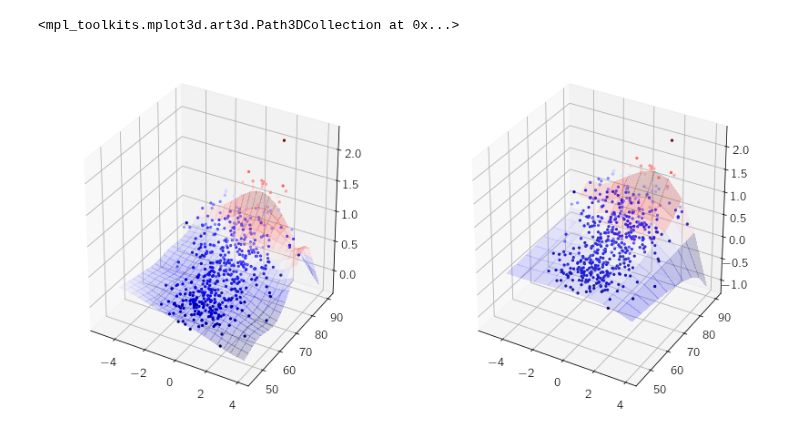
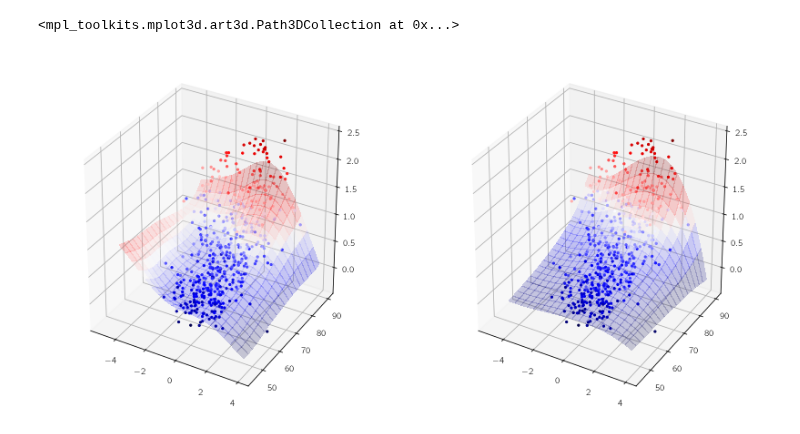
Before and after one commit to ekourkchi/reddening, a Jupyter notebook: Untitled2.ipynb, the cells around one changed output. Drawn from its saved outputs; the diff is of its cells as text; code cells hidden in the pictures.

```diff
--- a/Untitled2.ipynb
+++ b/Untitled2.ipynb
@@ -31,7 +31,7 @@ rcParams["text.usetex"] = True
 rcParams["text.latex.preamble"] = r"\usepackage{cmbright}"
 
 
-band1 = 'r'
+band1 = 'u'
 band2 = 'w2'
 
 R, Input, T = getBand('ESN_HI_catal.csv', band1=band1 , band2=band2)
@@ -50,7 +50,7 @@ q2 = 10**(-1.*theta)
 A = r_w1-(alpha*pc0+beta)
 EA = np.sqrt(Er_w1**2+(alpha*Epc0)**2)
 
-_pc, _inc = np.linspace(-4,4,10), np.linspace(45,90,10)
+_pc, _inc = np.linspace(-4,4,20), np.linspace(45,90,20)
 _pc, _inc = np.meshgrid(_pc, _inc)
 _A = log_a_b(_inc, q2)*(a*_pc**3+b*_pc**2+c*_pc+d)
 
@@ -83,12 +83,6 @@ a,b,c,d, alpha, beta, gamma, Ealpha, Ebeta = getReddening_params(band1=band1, ba
 R = r_w1-(alpha*pc0+beta)
 A = R
 y = R
-AB = T[2] ; table = T[5]
-a0, b0 = AB[0], AB[1]
-
-Er_w1 = table['Er_w1']
-Epc0  = table['Epc0']
-Einc  = table['inc_e']
 
 N = len(pc0)
 dR2 = Er_w1**2+(alpha*Epc0)**2+(Ealpha*pc0)**2
@@ -99,48 +93,42 @@ X[0] = pc0
 X[1] = inc
 X = X.T
 
+if band1=='u': theta = [3.668874  , 6.50517701, 0.59288974, 0.16381692]
+if band1=='g': theta = [ 3.15024649,  5.59633583, -0.54934107,  0.10942759]
+if band1=='r': theta = [3.00712491,  5.28702113, -1.04442791, 0.09683042]
+if band1=='i': theta = [ 2.80674111,  4.97871648, -1.58905037,  0.09901532]
+if band1=='z': theta = [ 2.7634206 ,  4.64052849, -2.06768134,  0.09825892]
+if band1=='w1': theta = [ 2.68218476e+00,  1.02518650e+01, -4.78962522e+00,  1.00000000e-02]
 
-# theta = [-7.97655385,  3.11918825, -1.71284381]   ### RBF
-# theta = [ 1.79771489,  3.75295418, -0.88414093]   ### RBF  + 0.05 err
-#theta = [ 2.00386229,  4.61714613, -0.66412303]   ### RBF  + 0.1 err
-
-#theta = [-6.94845444,  3.4875121 , -1.76189238]   ### Matern52
-#theta = [-6.08541122,  3.6396185 , -1.81408864]   ### Matern52 + 0.01 err
-theta = [ 2.9528164 ,  4.75021981, -0.69345975]   ### Matern52 + 0.05 err
-theta = [ 3.00131698,  5.3145455 , -1.08529432]   ### Matern52 + 0.1 err
-# theta = [ 3.26132631,  7.10410529, -1.14309199]   ### Matern52 + 0.2 err
-theta = [ 3.26132631,  7.10410529, -1.14309199]   ### Matern52 + 0.2 err
-
-theta = [ 3.00712491,  5.28702113, -1.04442791]   ### RBF*Matern52 + 0.09683042 err
+# theta = [ 2.28291917,  4.74425194, -0.09144596,  0.16397921]
 
 l1 = np.exp(theta[0])
 l2 = np.exp(theta[1])
 sigma = np.exp(theta[2])
-yerr = np.diagonal(np.sqrt(noise2))+0.09683042
-#kernel = sigma * kernels.ExpSquaredKernel([l1,l2], ndim=2, axes=[0, 1])
+yerr = np.diagonal(np.sqrt(noise2))+theta[3]
 kernel = sigma * kernels.Matern52Kernel([l1,l2], ndim=2, axes=[0, 1])
-# kernel = sigma * kernels.Matern52Kernel([l1,l2], ndim=2, axes=[0, 1]) * kernels.ExpSquaredKernel([l1,l2], ndim=2, axes=[0, 1])
+# kernel = sigma * kernels.ExpSquaredKernel([l1,l2], ndim=2, axes=[0, 1])
 
 gp = george.GP(kernel)
 gp.compute(X, yerr)
 
 
 _pc, _inc = np.linspace(-4,4,20), np.linspace(45,90,20)
 _pc, _inc = np.meshgrid(_pc, _inc)
 X_ = np.c_[_pc.ravel(), _inc.ravel()]
 
 _A, var_A = gp.predict(A, X_, return_var=True)
 
 
 fig = plt.figure(figsize=(14,7))
 
 ax = fig.add_subplot(1, 2, 1, projection='3d')
 ax.plot_surface(_pc, _inc, _A.reshape(_pc.shape), cmap=cm.seismic, linewidth=0, alpha=0.2, antialiased=False)
 ax.scatter(pc0[0:500],inc[0:500],A[0:500], c=A[0:500], cmap=cm.seismic, alpha=1.0, marker='.')
 
 ax = fig.add_subplot(1, 2, 2, projection='3d')
 ax.plot_surface(pc__, inc__, A__, cmap=cm.seismic, linewidth=0, alpha=0.2, antialiased=False)
 ax.scatter(pc0[0:500],inc[0:500],A[0:500], c=A[0:500], cmap=cm.seismic, alpha=1.0, marker='.')
 # %% [output]
 <mpl_toolkits.mplot3d.art3d.Path3DCollection at 0x...>
-[figure, old version]
+[figure, new version]
```
Also changed, not shown: parts of 3 cells of this notebook, 1 other file.
